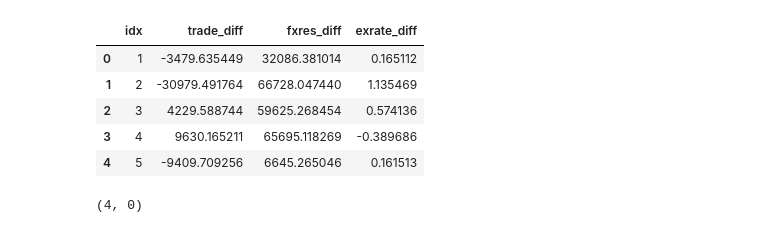
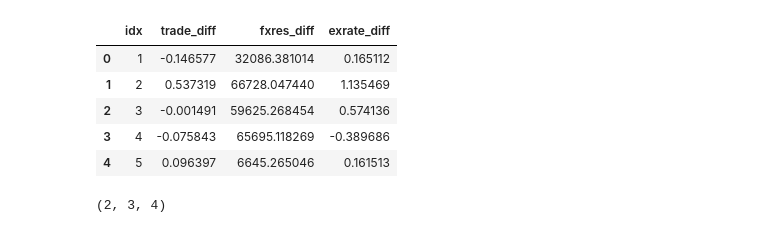
Before and after one commit to BlueSky2407/ae-assignment-3, a Jupyter notebook: src/deseasoned_ardl.ipynb, the cells around one changed output. Cells and saved outputs as stored; diff of their text form; code cells hidden in the pictures.

```diff
--- a/src/deseasoned_ardl.ipynb
+++ b/src/deseasoned_ardl.ipynb
@@ -5,15 +5,15 @@ import pandas as pd
 import numpy as np
 import matplotlib.pyplot as plt
 # %%
-data = pd.read_csv('../data/deseasoned_diff.csv')
+data = pd.read_csv('../data/deseasoned_log_diff.csv')
 data.head()
 # %% [output]
 |  | idx | trade_diff | fxres_diff | exrate_diff |
-| 0 | 1 | -3479.635449 | 32086.381014 | 0.165112 |
-| 1 | 2 | -30979.491764 | 66728.047440 | 1.135469 |
-| 2 | 3 | 4229.588744 | 59625.268454 | 0.574136 |
-| 3 | 4 | 9630.165211 | 65695.118269 | -0.389686 |
-| 4 | 5 | -9409.709256 | 6645.265046 | 0.161513 |
+| 0 | 1 | -0.146577 | 32086.381014 | 0.165112 |
+| 1 | 2 | 0.537319 | 66728.047440 | 1.135469 |
+| 2 | 3 | -0.001491 | 59625.268454 | 0.574136 |
+| 3 | 4 | -0.075843 | 65695.118269 | -0.389686 |
+| 4 | 5 | 0.096397 | 6645.265046 | 0.161513 |
 # %%
 train_data = data[:100]
 val_data = data[100:]
@@ -23,7 +23,7 @@ timestamps = pd.read_excel('../data/final-data-assgn3.xlsx')['Month']
 optimal_order = ardl_select_order(train_data['trade_diff'], 4, train_data[['exrate_diff', 'fxres_diff']], 4, ic='aic')
 optimal_order.model.ardl_order
 # %% [output]
-(4, 0)
+(2, 3, 4)
 # %%
 opt_model = optimal_order.model.fit()
 opt_model.summary()
```
Also changed, not shown: parts of 4 cells of this notebook, 3 other files.
